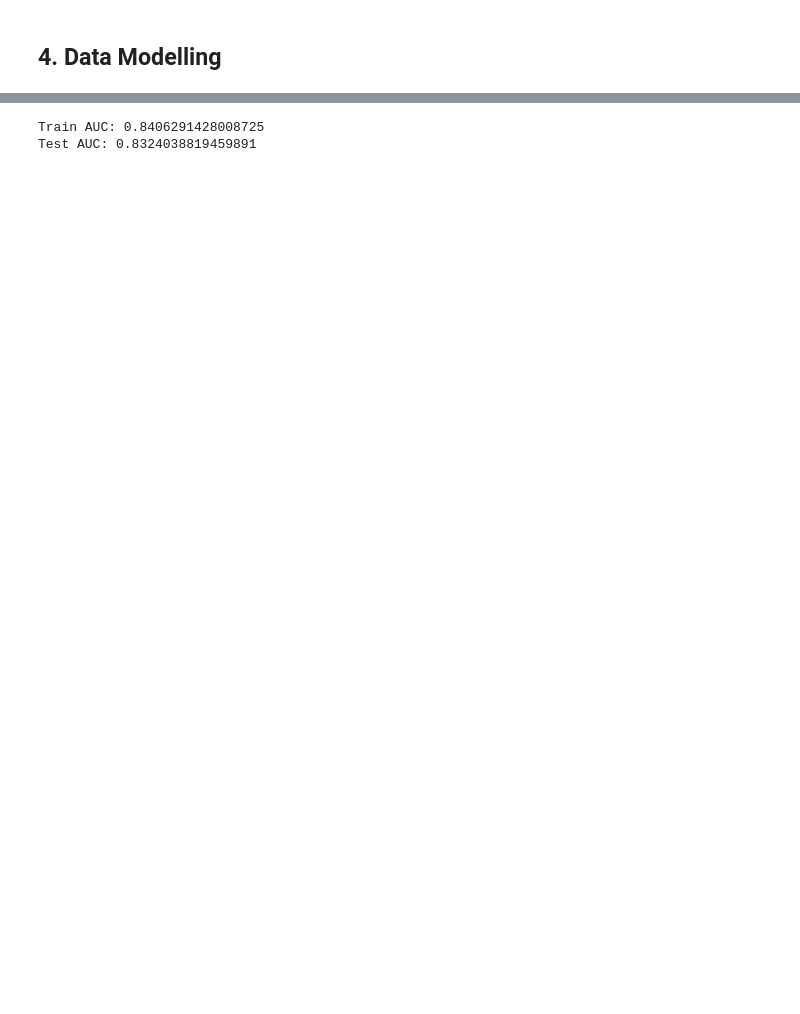
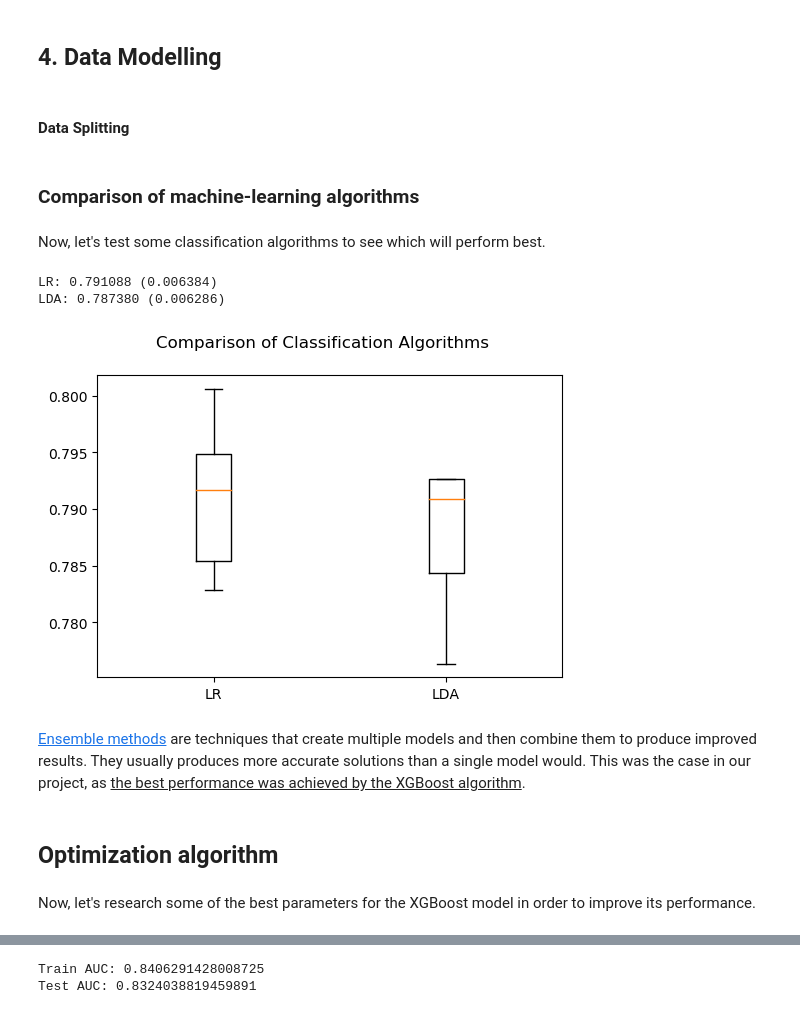
Before and after one commit to andradecmatheus-zz/Project_03_Santander_Customer_Satisfaction, a Jupyter notebook: Project_03_Santander_Customer_Satisfaction.ipynb, the cells around one changed output, grey strips where cells are left out. Saved outputs shown, nothing was run; the diff lists cells and outputs as text; code cells hidden in the pictures; blank space fills up the shorter version.

Commit message:
2nd commit - project 0.6: code organized

```diff
--- a/Project_03_Santander_Customer_Satisfaction.ipynb
+++ b/Project_03_Santander_Customer_Satisfaction.ipynb
@@ -474,2 +456,4 @@ X_treino, X_teste, y_treino, y_teste = train_test_split(X, y, test_size = test_s
 # %% [markdown]
 ## **4. Data Modelling**
+# %% [markdown]
+#### Data Splitting
@@ -475,0 +472,70 @@ X_treino, X_teste, y_treino, y_teste = train_test_split(X, y, test_size = test_s
+# %% [markdown]
+### Comparison of machine-learning algorithms
+# %% [markdown]
+Now, let's test some classification algorithms to see which will perform best.
+# %%
+# Classification models creation
+
+# libraries
+from sklearn.preprocessing import MinMaxScaler
+from sklearn.preprocessing import StandardScaler
+
+from sklearn.model_selection import KFold
+from sklearn.model_selection import cross_val_score
+from sklearn.linear_model import LogisticRegression
+from sklearn.ensemble import RandomForestClassifier
+from sklearn.tree import DecisionTreeClassifier
+from sklearn.neighbors import KNeighborsClassifier
+from sklearn.discriminant_analysis import LinearDiscriminantAnalysis
+from sklearn.naive_bayes import GaussianNB
+from sklearn.svm import SVC
+from xgboost import XGBClassifier
+
+
+# Transform features by scaling each feature to a given range.
+X = MinMaxScaler().fit_transform(X)
+
+# Standardize features by removing the mean and scaling to unit variance
+X = StandardScaler().fit_transform(X)
+
+# Set the number of cross-validation folds
+num_folds = 5
+
+# Models list preparation
+models = []
+models.append(('LR', LogisticRegression()))
+models.append(('RF', RandomForestClassifier()))
+models.append(('LDA', LinearDiscriminantAnalysis()))
+models.append(('KNN', KNeighborsClassifier()))
+models.append(('CART', DecisionTreeClassifier()))
+models.append(('XGBoost', XGBClassifier(eval_metric='auc')))
+
+# Evaluating each model in a loop
+results_models = []
+names = []
+
+for name, model in models:
+    kfold = KFold(n_splits = num_folds, random_state = seed, shuffle=True)
+    cv_results = cross_val_score(model, X, y, cv = kfold, scoring = 'roc_auc')
+    results_models.append(cv_results)
+    names.append(name)
+    msg = "%s: %f (%f)" % (name, cv_results.mean(), cv_results.std())
+    print(msg)
+
+# Boxplot to compare algorithms
+fig = plt.figure()
+fig.suptitle('Comparison of Classification Algorithms')
+ax = fig.add_subplot(111)
+plt.boxplot(results_models)
+ax.set_xticklabels(names)
+plt.show()
+# %% [output]
+LR: 0.791088 (0.006384)
+LDA: 0.787380 (0.006286)
+[figure, added]
+# %% [markdown]
+[Ensemble methods](https://www.toptal.com/machine-learning/ensemble-methods-machine-learning) are techniques that create multiple models and then combine them to produce improved results. They usually produces more accurate solutions than a single model would. This was the case in our project, as <u>the best performance was achieved by the XGBoost algorithm</u>.
+# %% [markdown]
+##  Optimization algorithm
+# %% [markdown]
+Now, let's research some of the best parameters for the XGBoost model in order to improve its performance.
```
Also changed, not shown: parts of 32 cells of this notebook.
